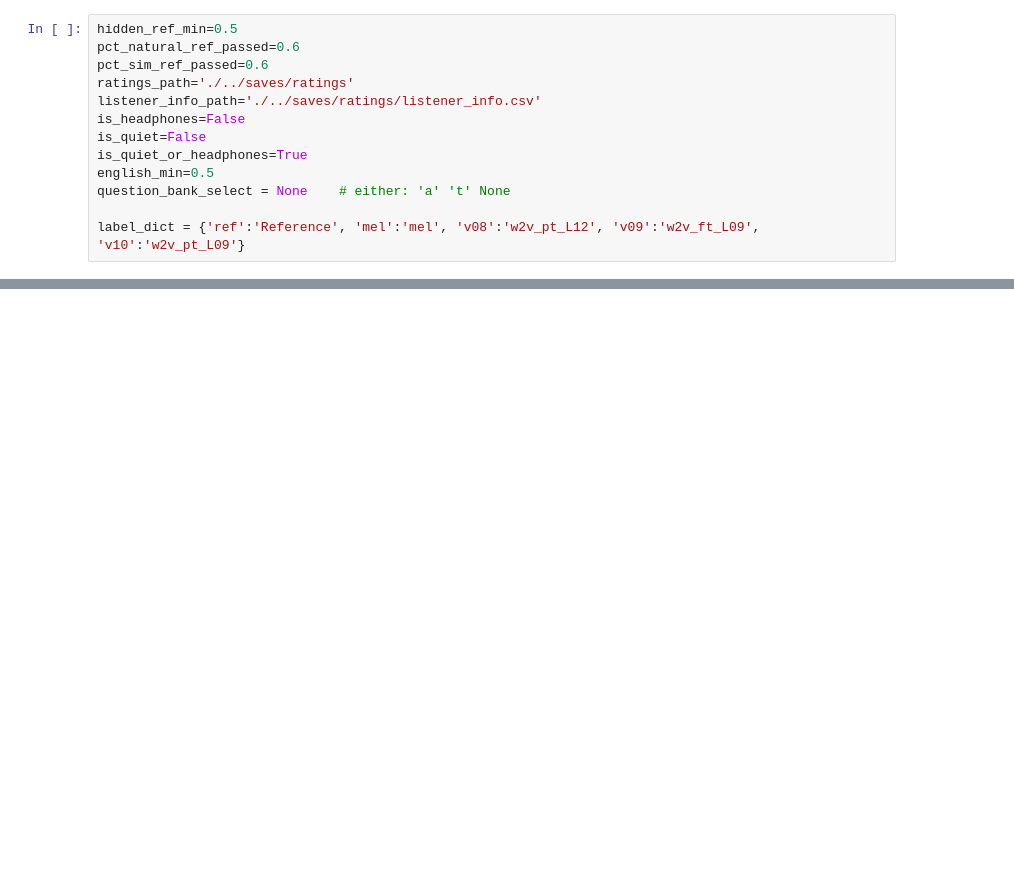
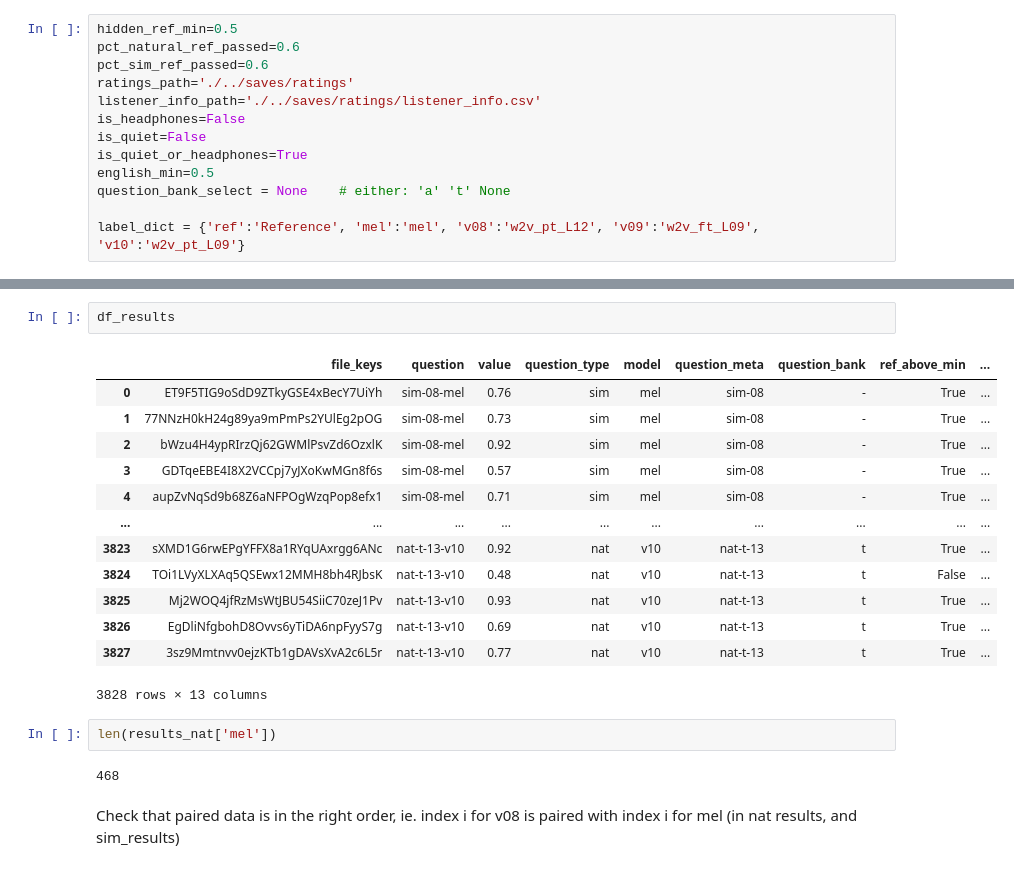
Before and after one commit to WQVH3/dissertation, a Jupyter notebook: python/score_plots.ipynb, the cells around one changed output, grey strips where cells are left out. Drawn from its saved outputs; the diff is of its cells as text; blank space fills up the shorter version.

```diff
--- a/python/score_plots.ipynb
+++ b/python/score_plots.ipynb
@@ -336,0 +308,22 @@ fig.show()
+# %%
+df_results
+# %% [output]
+|  | file_keys | question | value | question_type | model | question_meta | question_bank | ref_above_min | ... |
+| 0 | ET9F5TIG9oSdD9ZTkyGSE4xBecY7UiYh | sim-08-mel | 0.76 | sim | mel | sim-08 | - | True | ... |
+| 1 | 77NNzH0kH24g89ya9mPmPs2YUlEg2pOG | sim-08-mel | 0.73 | sim | mel | sim-08 | - | True | ... |
+| 2 | bWzu4H4ypRIrzQj62GWMlPsvZd6OzxlK | sim-08-mel | 0.92 | sim | mel | sim-08 | - | True | ... |
+| 3 | GDTqeEBE4I8X2VCCpj7yJXoKwMGn8f6s | sim-08-mel | 0.57 | sim | mel | sim-08 | - | True | ... |
+| 4 | aupZvNqSd9b68Z6aNFPOgWzqPop8efx1 | sim-08-mel | 0.71 | sim | mel | sim-08 | - | True | ... |
+| ... | ... | ... | ... | ... | ... | ... | ... | ... | ... |
+| 3823 | sXMD1G6rwEPgYFFX8a1RYqUAxrgg6ANc | nat-t-13-v10 | 0.92 | nat | v10 | nat-t-13 | t | True | ... |
+| 3824 | TOi1LVyXLXAq5QSEwx12MMH8bh4RJbsK | nat-t-13-v10 | 0.48 | nat | v10 | nat-t-13 | t | False | ... |
+| 3825 | Mj2WOQ4jfRzMsWtJBU54SiiC70zeJ1Pv | nat-t-13-v10 | 0.93 | nat | v10 | nat-t-13 | t | True | ... |
+| 3826 | EgDliNfgbohD8Ovvs6yTiDA6npFyyS7g | nat-t-13-v10 | 0.69 | nat | v10 | nat-t-13 | t | True | ... |
+| 3827 | 3sz9Mmtnvv0ejzKTb1gDAVsXvA2c6L5r | nat-t-13-v10 | 0.77 | nat | v10 | nat-t-13 | t | True | ... |
+3828 rows × 13 columns
+# %%
+len(results_nat['mel'])
+# %% [output]
+468
+# %% [markdown]
+Check that paired data is in the right order, ie. index i for v08 is paired with index i for mel (in nat results, and sim_results)
```
Also changed, not shown: parts of 7 cells of this notebook, 1 other file.
